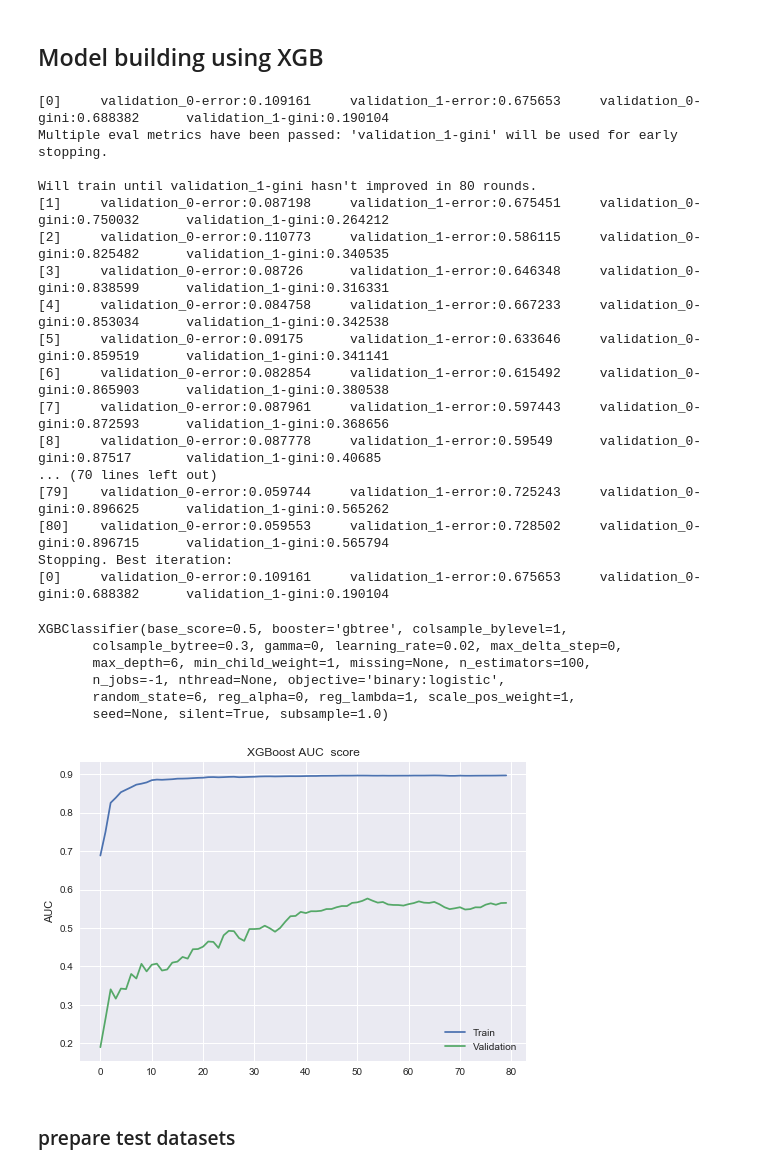
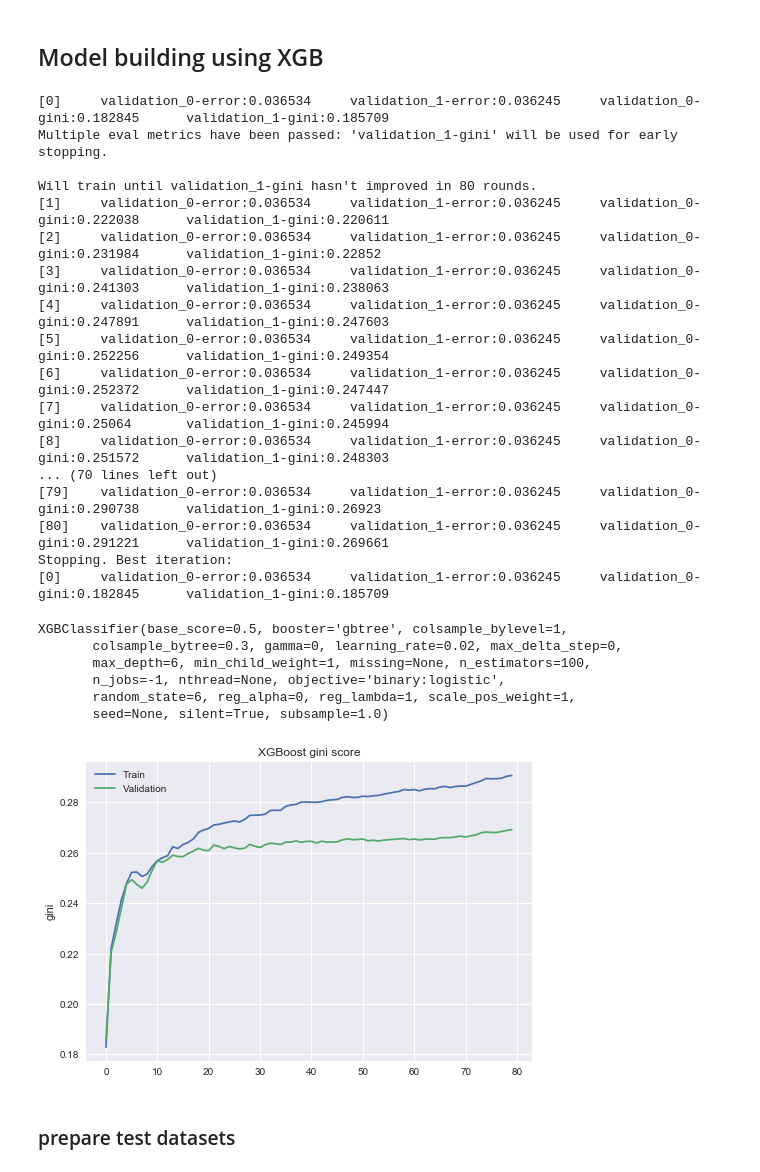
Before and after one commit to msahamed/Safe_Driver_Prediction, a Jupyter notebook: predict_driver.ipynb, the cells around one changed output. Cells and saved outputs as stored; diff of their text form; code cells hidden in the pictures.

Commit message:
gini Improved to 0.255

```diff
--- a/predict_driver.ipynb
+++ b/predict_driver.ipynb
@@ -111,0 +89,2 @@ dtype: int64
+# %%
+df_train['target'] = df_train['target'].astype('category')
@@ -121,6 +128,0 @@ df_missings.plot(x='Feature', y='No_recoreds', kind='bar', )
-# %%
-features_to_be_removed = 7
-most_missings_features = list(df_missings['Feature'][0 : features_to_be_removed])
-print('Features with most missing values: {}'.format(most_missings_features))
-df_train.drop(most_missings_features, inplace=True, axis=1)
-df_test.drop(most_missings_features, inplace=True, axis=1)
@@ -192,6 +174,7 @@ print(dummed_cols)
 # %%
-df_train_shape_before = df_train.shape
-df_test_shape_before = df_test.shape
+for cat_feature in cat_cols:
+    df_train[cat_feature] = df_train[cat_feature].astype('uint8')
+    df_test[cat_feature] = df_test[cat_feature].astype('uint8')
 
 df_train = pd.get_dummies(df_train, columns = dummed_cols)
 df_test = pd.get_dummies(df_test, columns = dummed_cols)
@@ -319,8 +306,8 @@ Original validation shape Counter({0: 160251, 1: 5879})
 # %% [markdown]
 ## Feature scaling
 # %%
-X_train, Y_train = shuffle(X_train_ba, Y_train_ba, random_state = random_state)
-X_val, Y_val = shuffle(X_val_ba, Y_val_ba, random_state = random_state)
+X_train, Y_train = shuffle(x_train_im, y_train_im, random_state = random_state)
+X_val, Y_val = shuffle(x_val_im, y_val_im, random_state = random_state)
 
 mms = StandardScaler()
 X_train = mms.fit_transform(X_train)
@@ -370,23 +357,23 @@ eval_set = [(X_train, Y_train), (X_val, Y_val)]
 model.fit(X_train, Y_train, eval_set= eval_set,
           eval_metric= gini_xgb, early_stopping_rounds= 80, verbose=True)
 # %% [output]
-[0]     validation_0-error:0.109161     validation_1-error:0.675653     validation_0-gini:0.688382      validation_1-gini:0.190104
+[0]     validation_0-error:0.036534     validation_1-error:0.036245     validation_0-gini:0.182845      validation_1-gini:0.185709
 Multiple eval metrics have been passed: 'validation_1-gini' will be used for early stopping.
 
 Will train until validation_1-gini hasn't improved in 80 rounds.
-[1]     validation_0-error:0.087198     validation_1-error:0.675451     validation_0-gini:0.750032      validation_1-gini:0.264212
-[2]     validation_0-error:0.110773     validation_1-error:0.586115     validation_0-gini:0.825482      validation_1-gini:0.340535
-[3]     validation_0-error:0.08726      validation_1-error:0.646348     validation_0-gini:0.838599      validation_1-gini:0.316331
-[4]     validation_0-error:0.084758     validation_1-error:0.667233     validation_0-gini:0.853034      validation_1-gini:0.342538
-[5]     validation_0-error:0.09175      validation_1-error:0.633646     validation_0-gini:0.859519      validation_1-gini:0.341141
-[6]     validation_0-error:0.082854     validation_1-error:0.615492     validation_0-gini:0.865903      validation_1-gini:0.380538
-[7]     validation_0-error:0.087961     validation_1-error:0.597443     validation_0-gini:0.872593      validation_1-gini:0.368656
-[8]     validation_0-error:0.087778     validation_1-error:0.59549      validation_0-gini:0.87517       validation_1-gini:0.40685
+[1]     validation_0-error:0.036534     validation_1-error:0.036245     validation_0-gini:0.222038      validation_1-gini:0.220611
+[2]     validation_0-error:0.036534     validation_1-error:0.036245     validation_0-gini:0.231984      validation_1-gini:0.22852
+[3]     validation_0-error:0.036534     validation_1-error:0.036245     validation_0-gini:0.241303      validation_1-gini:0.238063
+[4]     validation_0-error:0.036534     validation_1-error:0.036245     validation_0-gini:0.247891      validation_1-gini:0.247603
+[5]     validation_0-error:0.036534     validation_1-error:0.036245     validation_0-gini:0.252256      validation_1-gini:0.249354
+[6]     validation_0-error:0.036534     validation_1-error:0.036245     validation_0-gini:0.252372      validation_1-gini:0.247447
+[7]     validation_0-error:0.036534     validation_1-error:0.036245     validation_0-gini:0.25064       validation_1-gini:0.245994
+[8]     validation_0-error:0.036534     validation_1-error:0.036245     validation_0-gini:0.251572      validation_1-gini:0.248303
 ... (70 lines left out)
-[79]    validation_0-error:0.059744     validation_1-error:0.725243     validation_0-gini:0.896625      validation_1-gini:0.565262
-[80]    validation_0-error:0.059553     validation_1-error:0.728502     validation_0-gini:0.896715      validation_1-gini:0.565794
+[79]    validation_0-error:0.036534     validation_1-error:0.036245     validation_0-gini:0.290738      validation_1-gini:0.26923
+[80]    validation_0-error:0.036534     validation_1-error:0.036245     validation_0-gini:0.291221      validation_1-gini:0.269661
 Stopping. Best iteration:
-[0]     validation_0-error:0.109161     validation_1-error:0.675653     validation_0-gini:0.688382      validation_1-gini:0.190104
+[0]     validation_0-error:0.036534     validation_1-error:0.036245     validation_0-gini:0.182845      validation_1-gini:0.185709
 XGBClassifier(base_score=0.5, booster='gbtree', colsample_bylevel=1,
        colsample_bytree=0.3, gamma=0, learning_rate=0.02, max_delta_step=0,
        max_depth=6, min_child_weight=1, missing=None, n_estimators=100,
@@ -396,17 +383,17 @@ XGBClassifier(base_score=0.5, booster='gbtree', colsample_bylevel=1,
 # %%
 results = model.evals_result()
 metric = 'gini'
 epochs = len(results['validation_0'][metric])
 x_axis = range(0, epochs)
 
 plt.plot(x_axis, results['validation_0'][metric], label='Train')
 plt.plot(x_axis, results['validation_1'][metric], label='Validation')
 plt.legend()
-plt.ylabel('AUC')
-plt.title('XGBoost AUC  score')
+plt.ylabel(metric)
+plt.title('XGBoost ' +metric+  ' score')
 plt.show()
 # %% [output]
-[figure, old version]
+[figure, new version]
 # %% [markdown]
 ### prepare test datasets
 # %%
```
Also changed, not shown: parts of 19 cells of this notebook.
